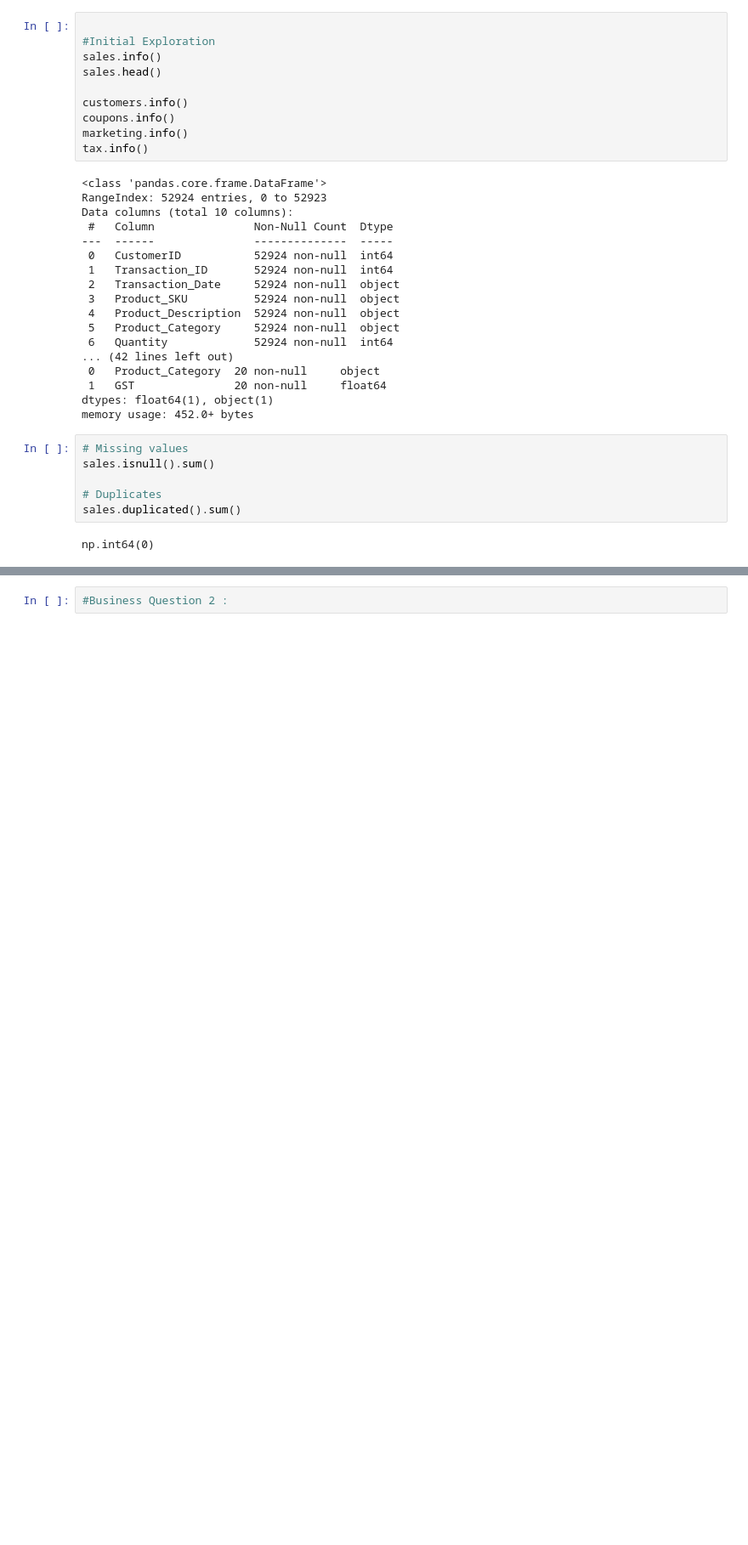
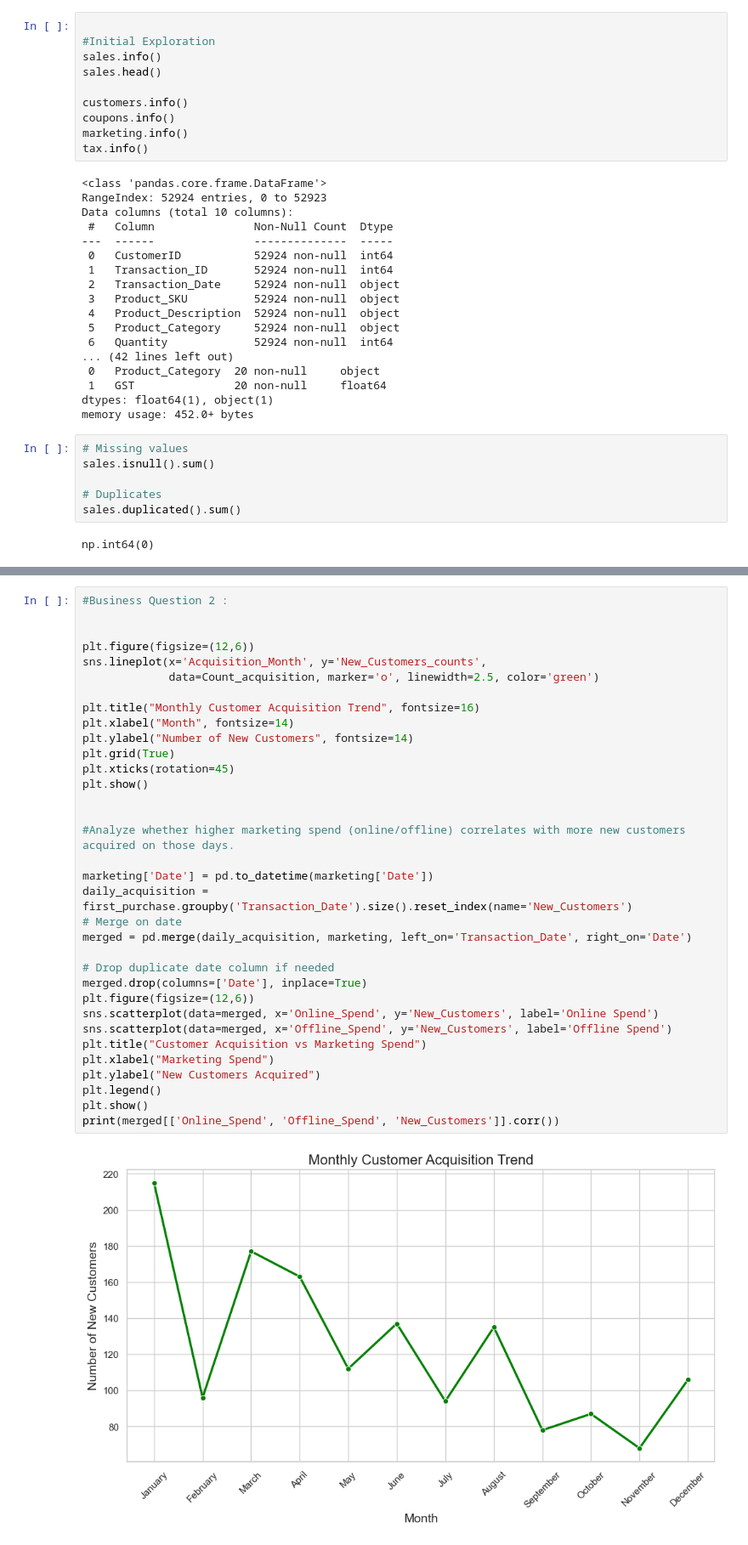
Before and after one commit to HarshaVardhan2412/ecommerce-marketing-sales-analysis, a Jupyter notebook: ecommerce_analysis.ipynb, the cells around one changed output, grey strips where cells are left out. Shown at 85% size. Drawn from its saved outputs; the diff is of its cells as text; blank space fills up the shorter version.

```diff
--- a/ecommerce_analysis.ipynb
+++ b/ecommerce_analysis.ipynb
@@ -98,2 +98,36 @@ Passing `palette` without assigning `hue` is deprecated and will be removed in v
-# %%
-#Business Question 2 :
+# %%
+#Business Question 2 :
+
+
+plt.figure(figsize=(12,6))
+sns.lineplot(x='Acquisition_Month', y='New_Customers_counts',
+             data=Count_acquisition, marker='o', linewidth=2.5, color='green')
+
+plt.title("Monthly Customer Acquisition Trend", fontsize=16)
+plt.xlabel("Month", fontsize=14)
+plt.ylabel("Number of New Customers", fontsize=14)
+plt.grid(True)
+plt.xticks(rotation=45)
+plt.show()
+
+
+#Analyze whether higher marketing spend (online/offline) correlates with more new customers acquired on those days.
+
+marketing['Date'] = pd.to_datetime(marketing['Date'])
+daily_acquisition = first_purchase.groupby('Transaction_Date').size().reset_index(name='New_Customers')
+# Merge on date
+merged = pd.merge(daily_acquisition, marketing, left_on='Transaction_Date', right_on='Date')
+
+# Drop duplicate date column if needed
+merged.drop(columns=['Date'], inplace=True)
+plt.figure(figsize=(12,6))
+sns.scatterplot(data=merged, x='Online_Spend', y='New_Customers', label='Online Spend')
+sns.scatterplot(data=merged, x='Offline_Spend', y='New_Customers', label='Offline Spend')
+plt.title("Customer Acquisition vs Marketing Spend")
+plt.xlabel("Marketing Spend")
+plt.ylabel("New Customers Acquired")
+plt.legend()
+plt.show()
+print(merged[['Online_Spend', 'Offline_Spend', 'New_Customers']].corr())
+# %% [output]
+[figure, added]
```
Also changed, not shown: parts of 4 cells of this notebook, 5 other files.
